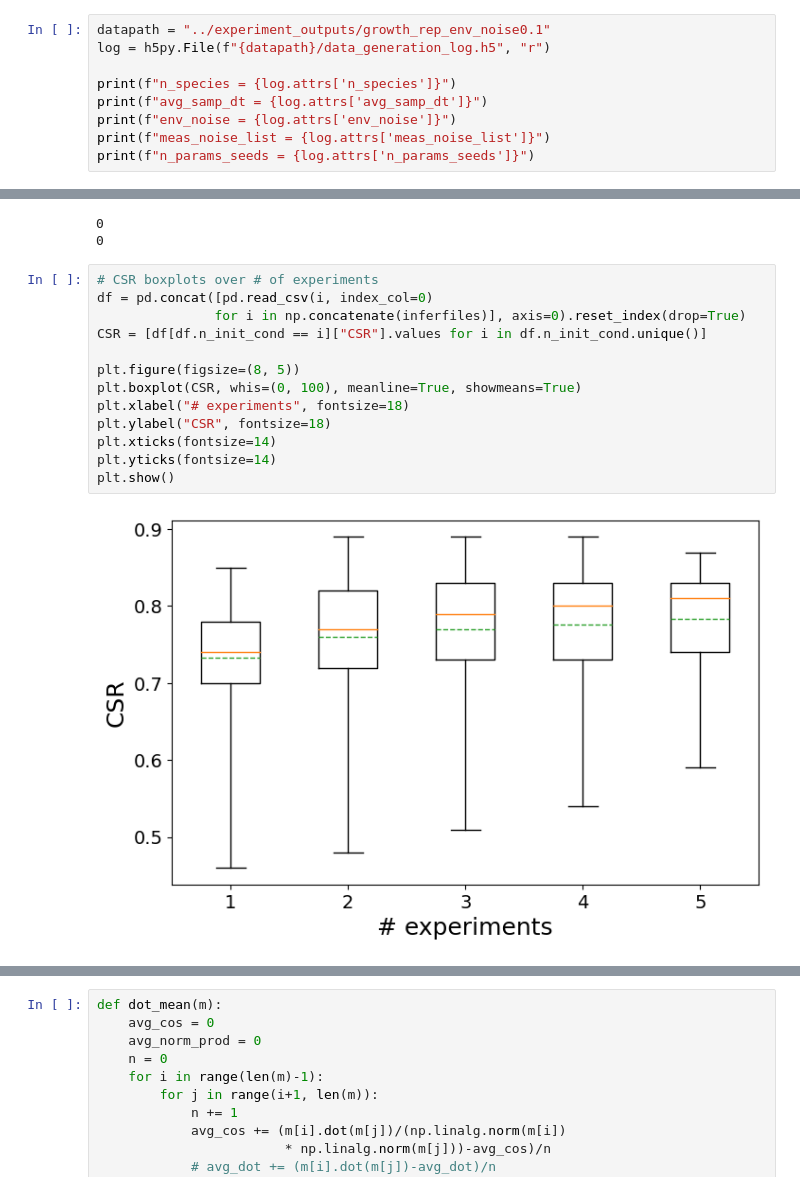
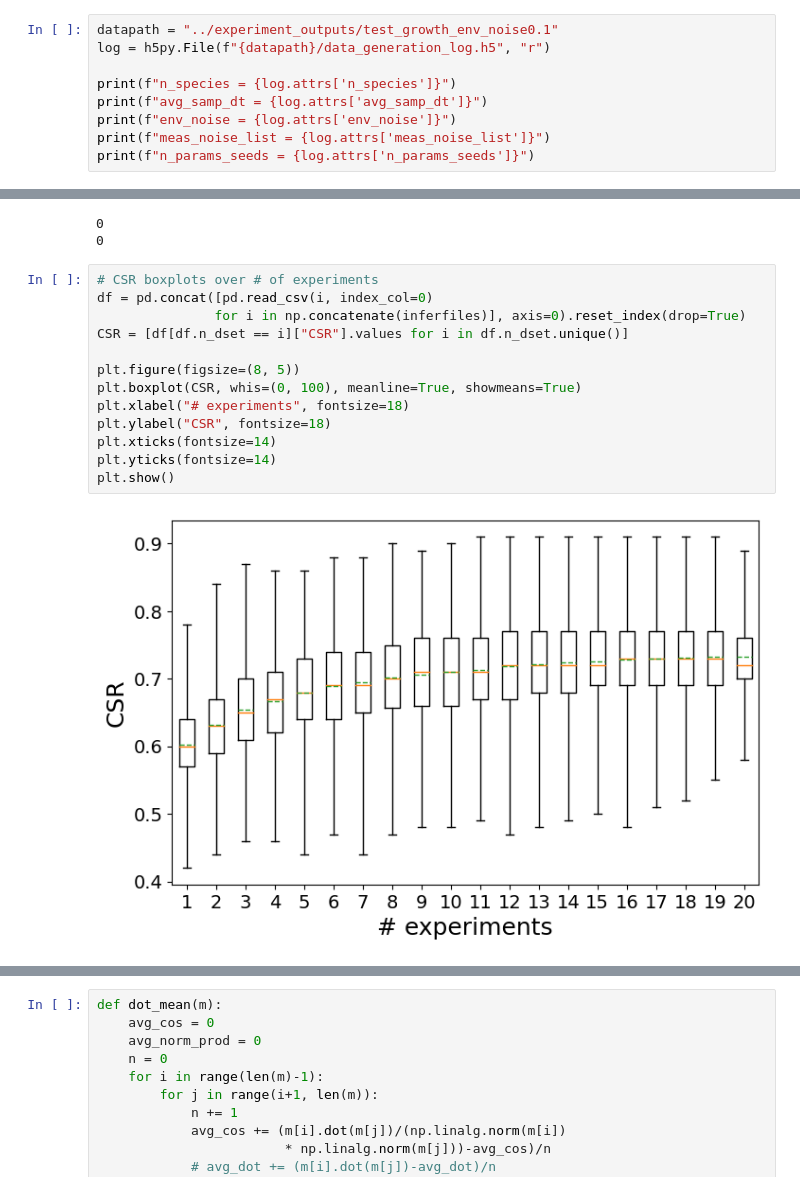
Before and after one commit to joaovaleriano/gLV_OED, a Jupyter notebook: notebooks/analysis_all_growth_repeated_experiment.ipynb, the cells around one changed output, grey strips where cells are left out. Cells and saved outputs as stored; diff of their text form.

```diff
--- a/notebooks/analysis_all_growth_repeated_experiment.ipynb
+++ b/notebooks/analysis_all_growth_repeated_experiment.ipynb
@@ -23,7 +23,7 @@ def natural_sort(l):
                                    for c in re.split('([0-9]+)', key)]
     return sorted(l, key=alphanum_key)
 # %%
-datapath = "../experiment_outputs/growth_rep_env_noise0.1"
+datapath = "../experiment_outputs/test_growth_env_noise0.1"
 log = h5py.File(f"{datapath}/data_generation_log.h5", "r")
 
 print(f"n_species = {log.attrs['n_species']}")
@@ -150,18 +150,18 @@ print((df.CSR != df.ES).sum())
 # %%
 # CSR boxplots over # of experiments
 df = pd.concat([pd.read_csv(i, index_col=0)
                for i in np.concatenate(inferfiles)], axis=0).reset_index(drop=True)
-CSR = [df[df.n_init_cond == i]["CSR"].values for i in df.n_init_cond.unique()]
+CSR = [df[df.n_dset == i]["CSR"].values for i in df.n_dset.unique()]
 
 plt.figure(figsize=(8, 5))
 plt.boxplot(CSR, whis=(0, 100), meanline=True, showmeans=True)
 plt.xlabel("# experiments", fontsize=18)
 plt.ylabel("CSR", fontsize=18)
 plt.xticks(fontsize=14)
 plt.yticks(fontsize=14)
 plt.show()
 # %% [output]
-[figure, old version]
+[figure, new version]
 # %%
 # CSR boxplot over # of experiments, by n_tpoints
 for i in range(len(log.attrs["n_samples"])):
```
Also changed, not shown: parts of 10 cells of this notebook, 4 other files.
